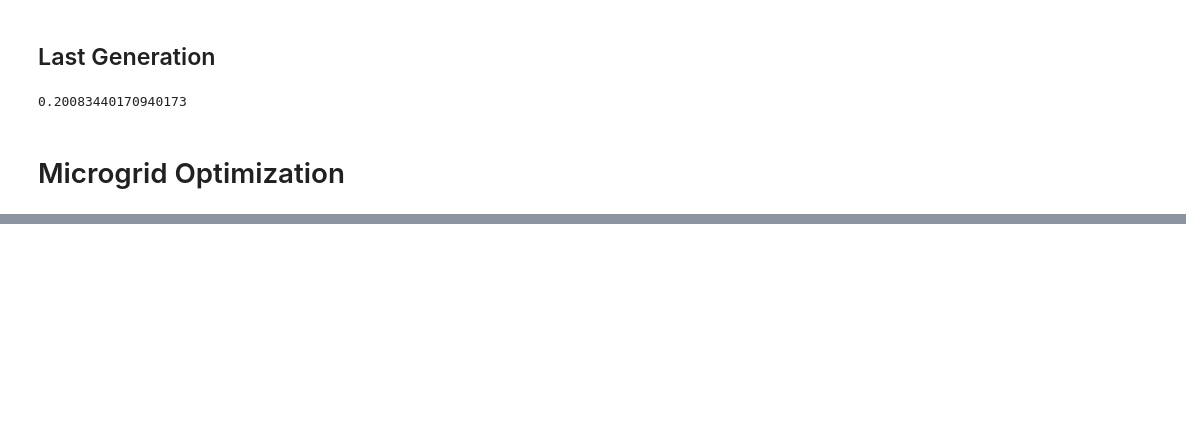
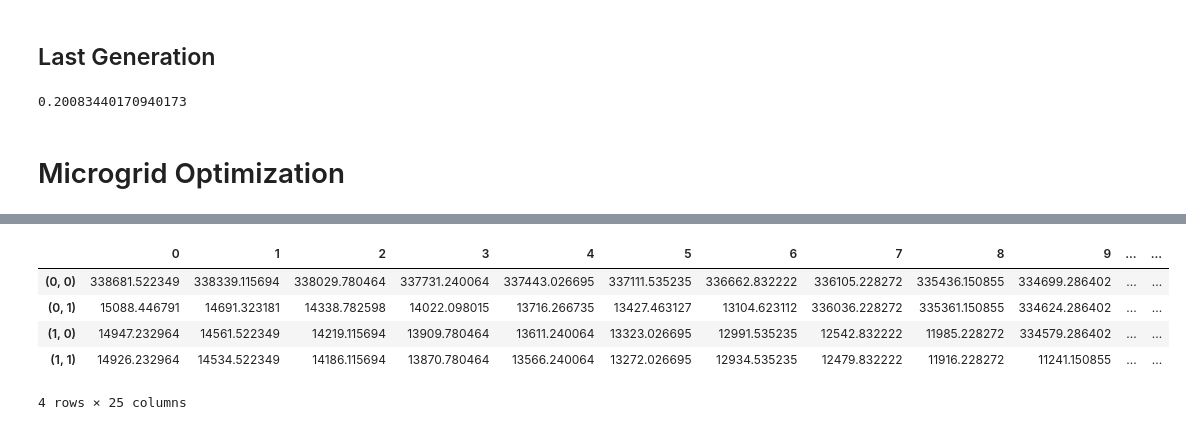
Before and after one commit to KarelMacek/zephyros, a Jupyter notebook: my_notebook.ipynb, the cells around one changed output, grey strips where cells are left out. Saved outputs shown, nothing was run; the diff lists cells and outputs as text; code cells hidden in the pictures; blank space fills up the shorter version.

```diff
--- a/my_notebook.ipynb
+++ b/my_notebook.ipynb
@@ -1686,0 +1705,25 @@ V_next
+# %%
+T = 23
+
+def get_next_tmp(a_t, t):
+    next_series = pd.Series({a_t_1: switch_cost.at[a_t, a_t_1] + V.at[a_t_1, t + 1] for a_t_1 in a_all})
+    print(next_series)
+    min_index = next_series.argmin()
+    arg_min_a = next_series.index[min_index]
+    next_tmp = next_series.at[arg_min_a]
+    return next_tmp, arg_min_a
+
+dispatch = {t: {} for t in range(T+1)}
+
+for t in range(T, -1, -1):
+    print(t)
+    for a_t in a_all:
+        print(a_t)
+        print(remaining_demand_forecast[t])
+        r_tmp, outputs = optimal_one_step(remaining_demand_forecast[t], a_t)
+        dispatch[t][a_t] = outputs
+        next_tmp, arg_min_a = get_next_tmp(a_t, t)
+        print(r_tmp, next_tmp)
+        V.at[a_t, t] = r_tmp + next_tmp
+        A.at[a_t, t] = arg_min_a
+    print(t)
@@ -1686,0 +1768,9 @@ V_next
+# %%
+V
+# %% [output]
+|  | 0 | 1 | 2 | 3 | 4 | 5 | 6 | 7 | 8 | 9 | ... | ... |
+| (0, 0) | 338681.522349 | 338339.115694 | 338029.780464 | 337731.240064 | 337443.026695 | 337111.535235 | 336662.832222 | 336105.228272 | 335436.150855 | 334699.286402 | ... | ... |
+| (0, 1) | 15088.446791 | 14691.323181 | 14338.782598 | 14022.098015 | 13716.266735 | 13427.463127 | 13104.623112 | 336036.228272 | 335361.150855 | 334624.286402 | ... | ... |
+| (1, 0) | 14947.232964 | 14561.522349 | 14219.115694 | 13909.780464 | 13611.240064 | 13323.026695 | 12991.535235 | 12542.832222 | 11985.228272 | 334579.286402 | ... | ... |
+| (1, 1) | 14926.232964 | 14534.522349 | 14186.115694 | 13870.780464 | 13566.240064 | 13272.026695 | 12934.535235 | 12479.832222 | 11916.228272 | 11241.150855 | ... | ... |
+4 rows × 25 columns
```
Also changed, not shown: parts of 50 cells of this notebook.
